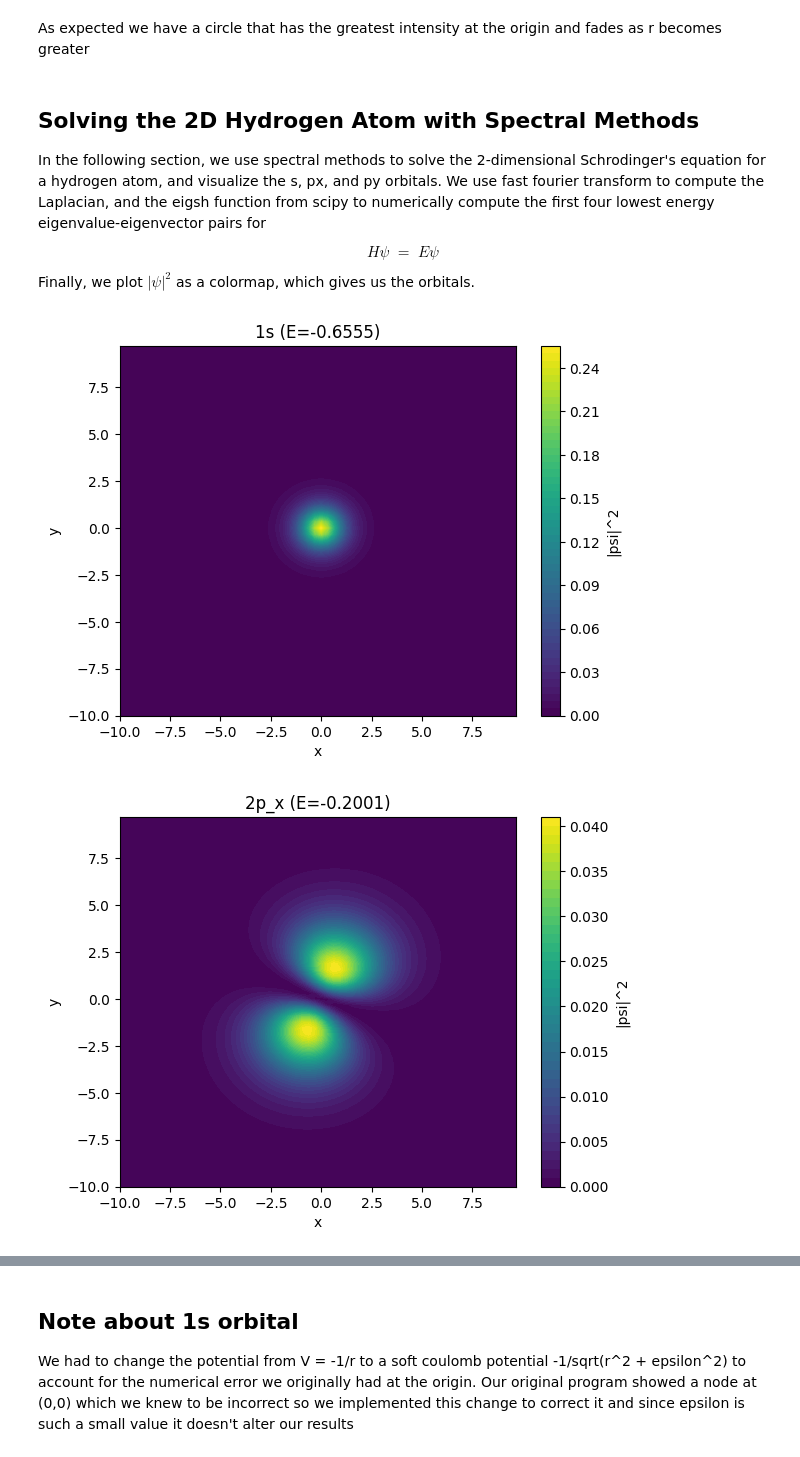
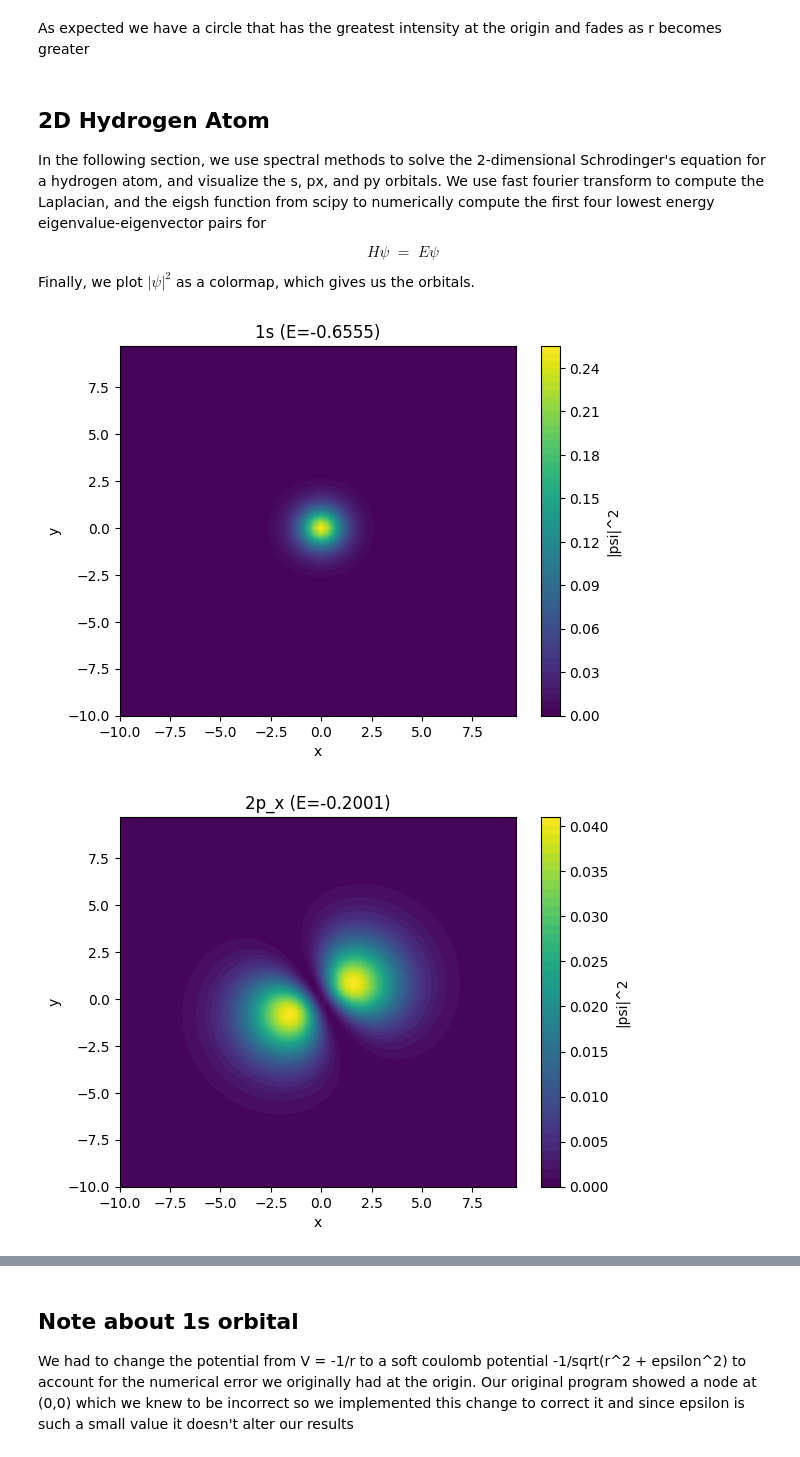
Before and after one commit to rquinn4/p2, a Jupyter notebook: Project2_team.ipynb, the cells around one changed output, grey strips where cells are left out. Saved outputs shown, nothing was run; the diff lists cells and outputs as text; code cells hidden in the pictures.

```diff
--- a/Project2_team.ipynb
+++ b/Project2_team.ipynb
@@ -228,7 +228,7 @@ plt.show()
 # %% [markdown]
 As expected we have a circle that has the greatest intensity at the origin and fades as r becomes greater
 # %% [markdown]
-## Solving the 2D Hydrogen Atom with Spectral Methods
+## 2D Hydrogen Atom
 
 In the following section, we use spectral methods to solve the 2-dimensional Schrodinger's equation for a hydrogen atom, and visualize the s, px, and py orbitals. We use fast fourier transform to compute the Laplacian, and the eigsh function from scipy to numerically compute the first four lowest energy eigenvalue-eigenvector pairs for
 
@@ -249,10 +249,9 @@ L = 20.0
 x = np.linspace(-L/2, L/2, N, endpoint=False)
 dx = x[1] - x[0]
 X, Y = np.meshgrid(x, x)
-r = np.sqrt(X**2 + Y**2) + 1e-12 # adding tiny value to avoid singularity at r = 0
-#V = -1.0 / r
-epsilon = 0.5
-V = -1.0 / np.sqrt(X**2 + Y**2 + epsilon**2)
+r = np.sqrt(X**2 + Y**2 + 0.25) # adding tiny value to avoid singularity at r = 0
+V = -1.0 / r
+
 # spectral laplacian
 kx = fftfreq(N, d=dx) * 2*np.pi
 ky = fftfreq(N, d=dx) * 2*np.pi
@@ -270,31 +269,31 @@ H = LinearOperator((N*N, N*N), Hpsi)
 
 evals, evecs = eigsh(H, k=4, sigma=-0.5) # finding E and psi for 1s, 2s, and the degenerate pair which gives 2px and 2py
 
 # unpacking and normalizing orbitals
 orbitals = []
 for i in range(4):
     psi = evecs[:, i].reshape(N, N)
     norm = np.sqrt((np.abs(psi)**2).sum() * dx * dx)
     orbitals.append(psi / norm)
 
 # plot 1s
 s = orbitals[0]
 plt.figure()
 plt.contourf(X, Y, np.abs(s)**2, levels=50)
 plt.title(f"1s (E={evals[0]:.4f})")
 plt.xlabel("x"); plt.ylabel("y")
 plt.colorbar(label="|psi|^2")
 plt.show()
 
 px, py = orbitals[1], orbitals[2]
 
 for psi, label in [(px, "2p_x"), (py, "2p_y")]:
     plt.figure()
     plt.contourf(X, Y, np.abs(psi)**2, levels=50)
     plt.title(f"{label} (E={evals[1]:.4f})")
     plt.xlabel("x"); plt.ylabel("y")
     plt.colorbar(label="|psi|^2")
     plt.show()
 # %% [output]
 [figure]
-[figure, old version]
+[figure, new version]
```
Also changed, not shown: parts of 1 cell of this notebook.
